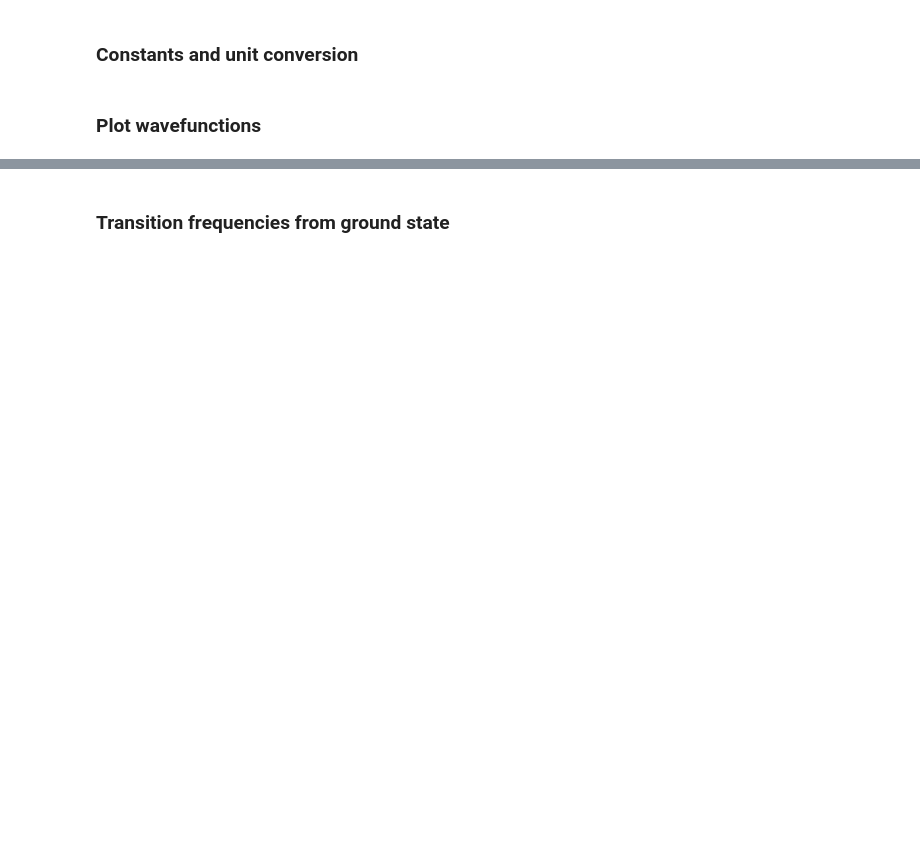
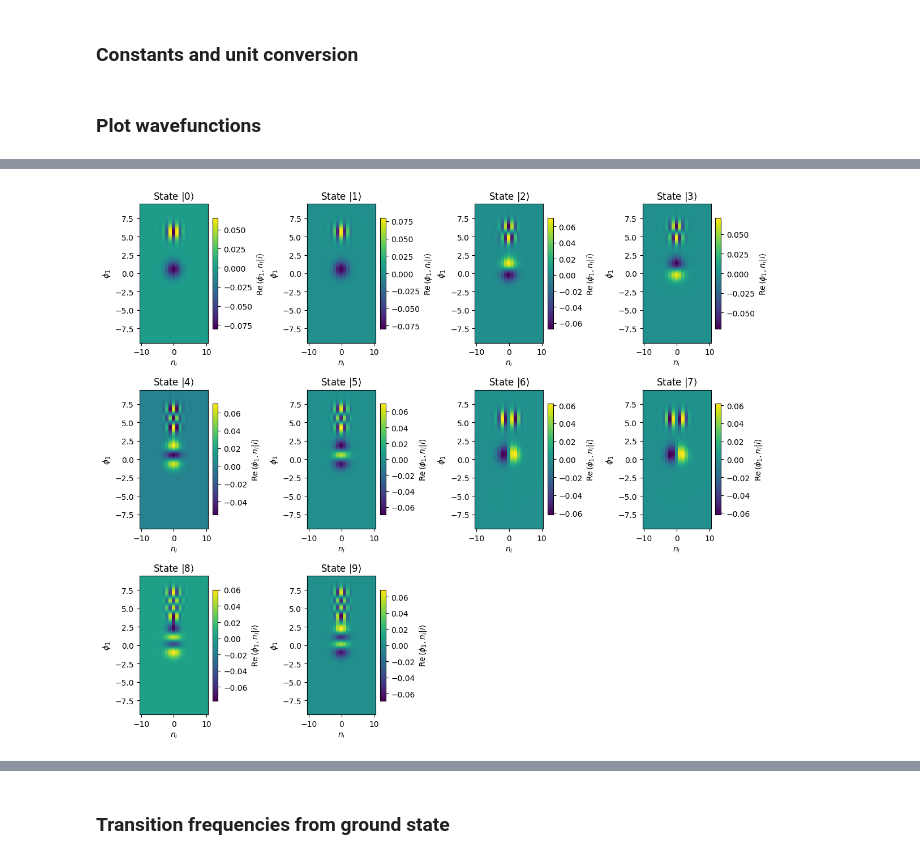
Before and after one commit to tyrasamenius/fluxonium_readout, a Jupyter notebook: Double_fluxonium_notebook.ipynb, the cells around one changed output, grey strips where cells are left out. Saved outputs shown, nothing was run; the diff lists cells and outputs as text; code cells hidden in the pictures; blank space fills up the shorter version.

```diff
--- a/Double_fluxonium_notebook.ipynb
+++ b/Double_fluxonium_notebook.ipynb
@@ -13,4 +13,14 @@ unit_fF_inv_to_GHz = e**2 /h * 10**6
 unit_nH_inv_to_GHz = 1/h * (phi_0/(2*np.pi))**2
 # %% [markdown]
 ### Plot wavefunctions
+# %%
+def Ecs_from_caps_qi(CJ1, CJ2, C_shunt):
+
+    C_tot = CJ1 + CJ2
+
+    E_cq = 1/2/(CJ1*(CJ2)/C_tot+C_shunt) * unit_fF_inv_to_GHz
+
+    E_ci = 1/(2*C_tot) * unit_fF_inv_to_GHz
+
+    return E_cq, E_ci
 # %%
@@ -37,0 +46,3 @@ dflux1.plot_wavefuncs(N_wavfuncs, ext_phase)
+# %%
+E_cq, E_ci = Ecs_from_caps_qi(C_J1, C_J2, C)
+print(E_cq, E_ci)
@@ -37,0 +69,4 @@ dflux1.plot_wavefuncs(N_wavfuncs, ext_phase)
+# %%
+dflux1.plot_wavefuncs_symm(E_cq, E_ci, 10, ext_phase)
+# %% [output]
+[figure, added]
```
Also changed, not shown: parts of 18 cells of this notebook, 1 other file.
